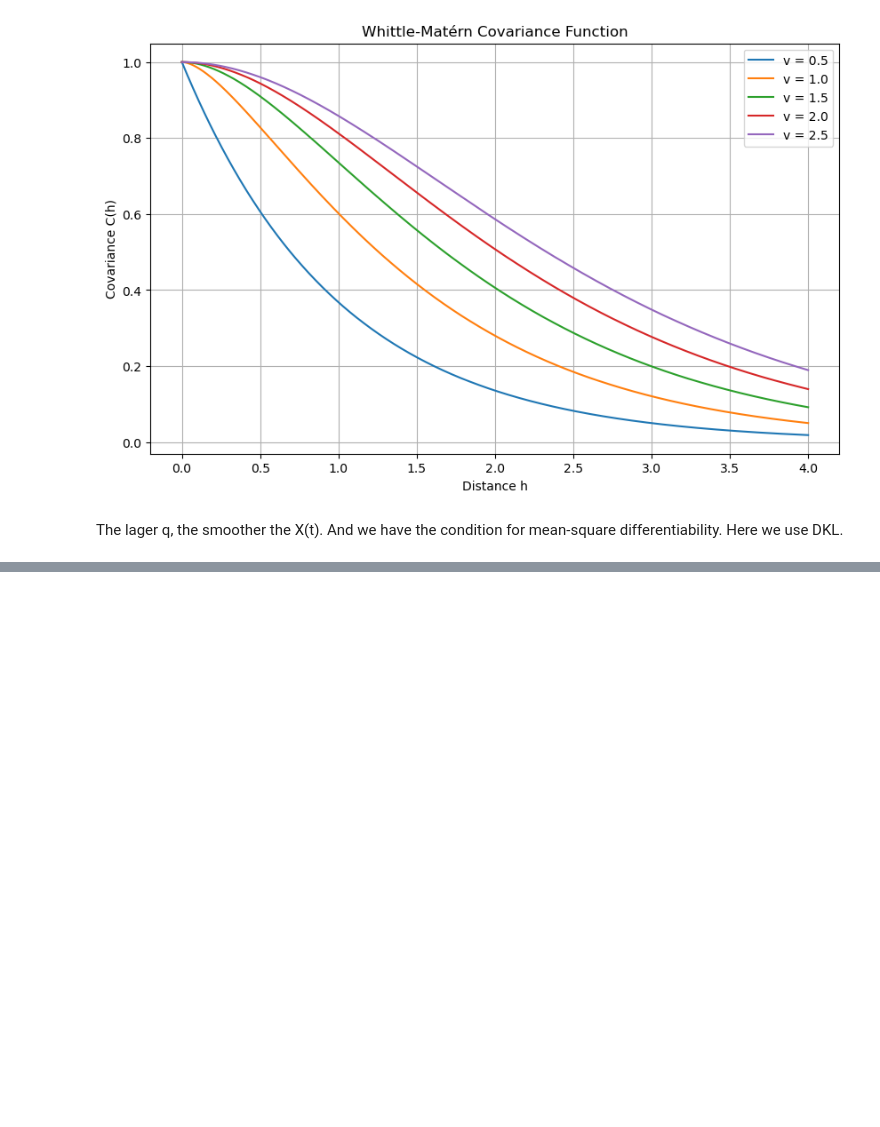
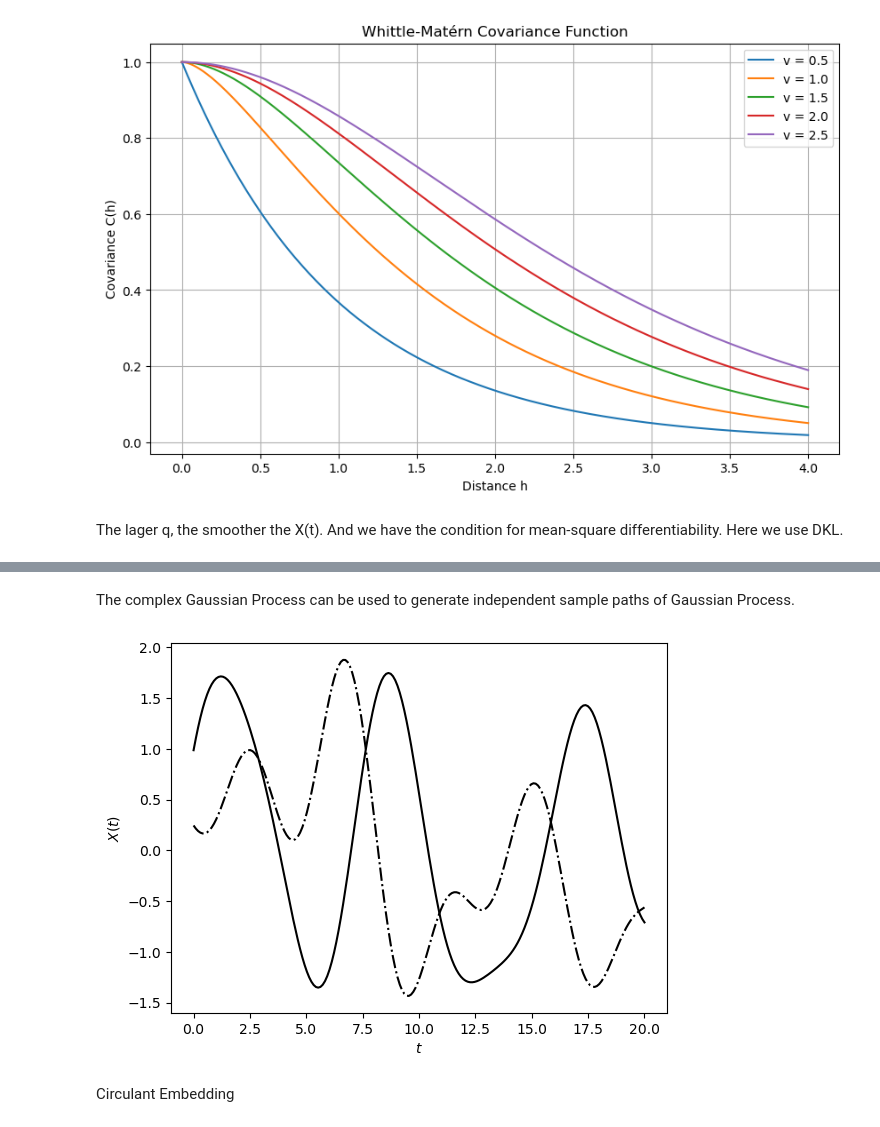
Before and after one commit to cgymmy/learnSDE, a Jupyter notebook: Chp6.ipynb, the cells around one changed output, grey strips where cells are left out. Cells and saved outputs as stored; diff of their text form; code cells hidden in the pictures; blank space fills up the shorter version.

```diff
--- a/Chp6.ipynb
+++ b/Chp6.ipynb
@@ -121,0 +114,24 @@ plt.show()
+# %% [markdown]
+The complex Gaussian Process can be used to generate independent sample paths of Gaussian Process.
+# %%
+def quad_sinc(t, J, l):
+    R = pi / l
+    step = 2 * R / J
+    Z = np.exp(-1j * t * R)*np.dot(np.random.randn(2), [1,1j]) / sqrt(2)
+    for i in range(1, J):
+        Z += np.exp(1j * t * (- R + i * step)) * np.dot(np.random.randn(2),[1,1j])
+    Z += np.exp(1j * t * R) * np.dot(np.random.randn(2) , [1,1j]) / sqrt(2)
+    Z = Z * sqrt(l/(2*pi)) * sqrt(step)
+    return Z
+
+t = np.linspace(0, 20, 200)
+Z = quad_sinc(t, 100, 2)
+plt.plot(t,np.real(Z), 'k-')
+plt.plot(t,np.imag(Z), 'k-.')
+s=plt.xlabel(r'$t$')
+s=plt.ylabel(r'$X(t)$')
+s=plt.title(r'')
+# %% [output]
+[figure, added]
+# %% [markdown]
+Circulant Embedding
```
Also changed, not shown: parts of 3 cells of this notebook.
